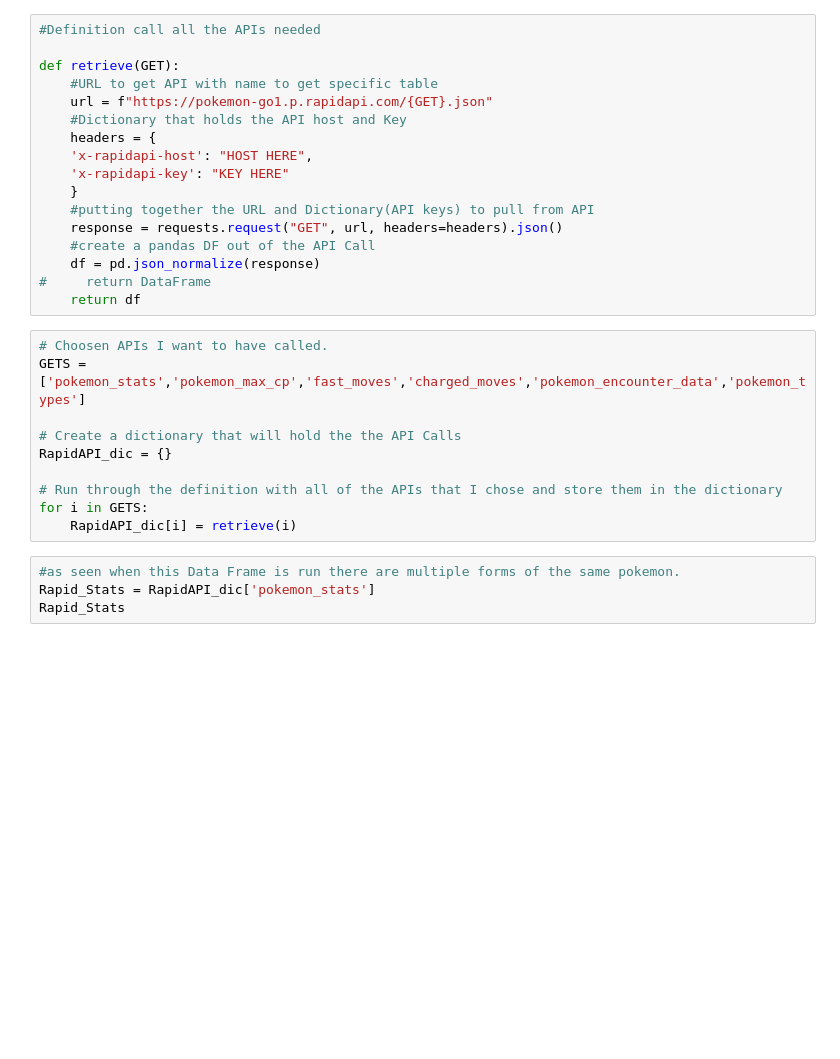
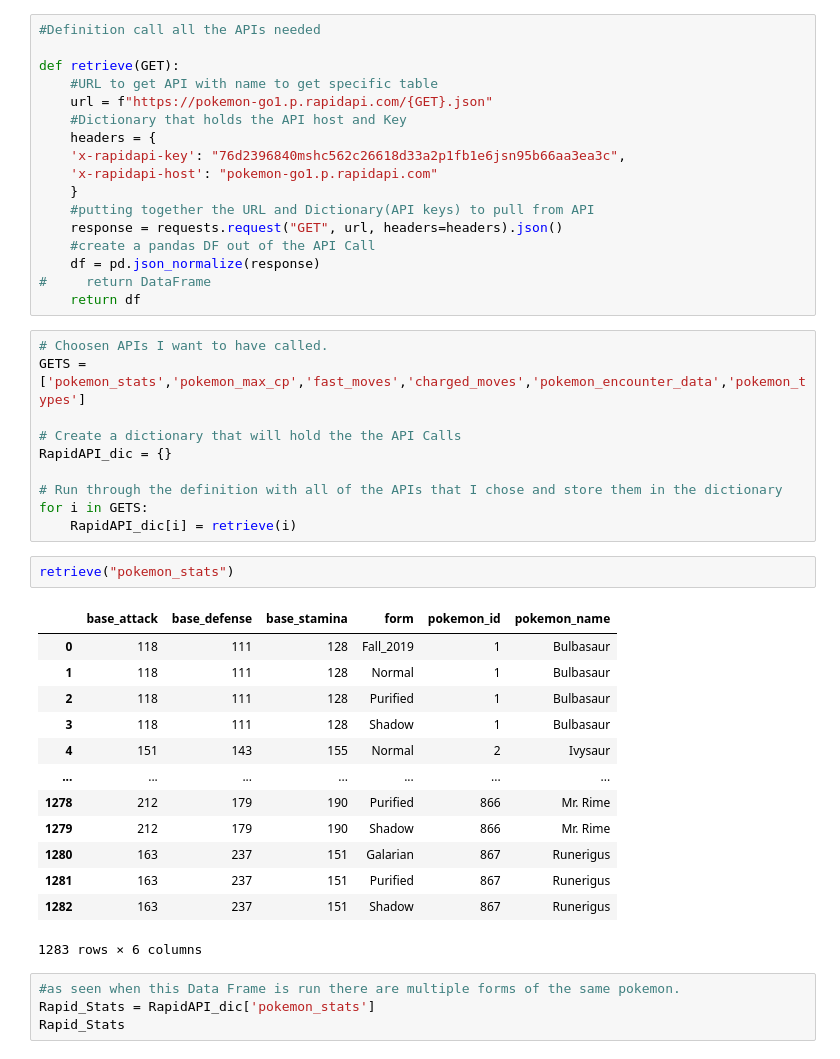
Before and after one commit to NGASHBAUGH/PokemonGo, a Jupyter notebook: PokemonGoRAPID.ipynb, the cells around one changed output. Saved outputs shown, nothing was run; the diff lists cells and outputs as text; blank space fills up the shorter version.

```diff
--- a/PokemonGoRAPID.ipynb
+++ b/PokemonGoRAPID.ipynb
@@ -12,8 +12,8 @@ def retrieve(GET):
     url = f"https://pokemon-go1.p.rapidapi.com/{GET}.json"
     #Dictionary that holds the API host and Key
     headers = {
-    'x-rapidapi-host': "HOST HERE",
-    'x-rapidapi-key': "KEY HERE"
+    'x-rapidapi-key': "76d2396840mshc562c26618d33a2p1fb1e6jsn95b66aa3ea3c",
+    'x-rapidapi-host': "pokemon-go1.p.rapidapi.com"
     }
     #putting together the URL and Dictionary(API keys) to pull from API
     response = requests.request("GET", url, headers=headers).json()
@@ -31,6 +31,22 @@ RapidAPI_dic = {}
 # Run through the definition with all of the APIs that I chose and store them in the dictionary
 for i in GETS:
     RapidAPI_dic[i] = retrieve(i)
+# %%
+retrieve("pokemon_stats")
+# %% [output]
+|  | base_attack | base_defense | base_stamina | form | pokemon_id | pokemon_name |
+| 0 | 118 | 111 | 128 | Fall_2019 | 1 | Bulbasaur |
+| 1 | 118 | 111 | 128 | Normal | 1 | Bulbasaur |
+| 2 | 118 | 111 | 128 | Purified | 1 | Bulbasaur |
+| 3 | 118 | 111 | 128 | Shadow | 1 | Bulbasaur |
+| 4 | 151 | 143 | 155 | Normal | 2 | Ivysaur |
+| ... | ... | ... | ... | ... | ... | ... |
+| 1278 | 212 | 179 | 190 | Purified | 866 | Mr. Rime |
+| 1279 | 212 | 179 | 190 | Shadow | 866 | Mr. Rime |
+| 1280 | 163 | 237 | 151 | Galarian | 867 | Runerigus |
+| 1281 | 163 | 237 | 151 | Purified | 867 | Runerigus |
+| 1282 | 163 | 237 | 151 | Shadow | 867 | Runerigus |
+1283 rows × 6 columns
 # %%
 #as seen when this Data Frame is run there are multiple forms of the same pokemon.
 Rapid_Stats = RapidAPI_dic['pokemon_stats']
```
